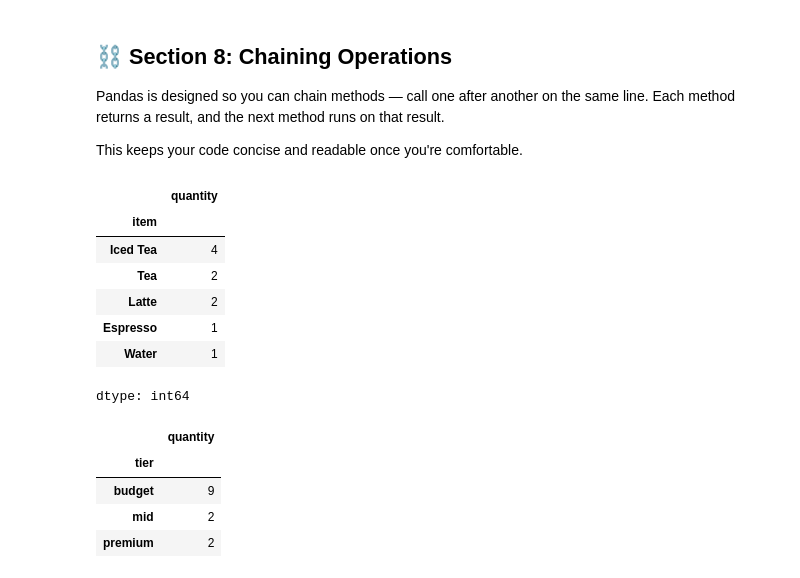
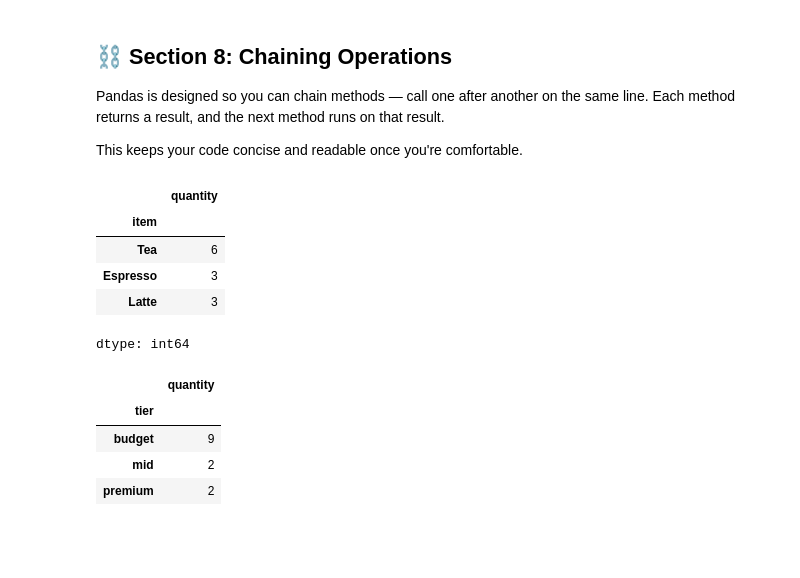
Before and after one commit to BrianCarela/Data-analytics-practice, a Jupyter notebook: 02_pandas_and_numpy/02_00_dataframes.ipynb, the cells around one changed output. Drawn from its saved outputs; the diff is of its cells as text; code cells hidden in the pictures; blank space fills up the shorter version.

Commit message:
still making sense of chaining operations, and updated the data for better understanding of .groupby()

```diff
--- a/02_pandas_and_numpy/02_00_dataframes.ipynb
+++ b/02_pandas_and_numpy/02_00_dataframes.ipynb
@@ -55,9 +53,9 @@ The lists must all be the same length — one value per row.
 # %%
 # A small café dataset — 8 orders, easy to see everything at once
 data = {
-    'item':     ['Latte', 'Espresso', 'Muffin', 'Water', 'Tea', 'Croissant', 'Coffee Cake', 'Iced Tea'],
-    'category': ['drink', 'drink', 'food', 'drink', 'drink', 'food', 'food', 'drink'],
-    'price':    [4.50, 3.00, 2.75, 1.50, 2.50, 2.00, 3.00, 2.50],
+    'item':     ['Latte', 'Espresso', 'Muffin', 'Latte', 'Tea', 'Muffin', 'Espresso', 'Tea'],
+    'category': ['drink', 'drink', 'food', 'drink', 'drink', 'food', 'drink', 'drink'],
+    'price':    [4.50, 3.00, 2.75, 4.50, 2.50, 2.75, 3.00, 2.50],
     'quantity': [2, 1, 3, 1, 2, 1, 2, 4],
 }
 
@@ -604,18 +604,18 @@ Each method returns a result, and the next method runs on that result.
 This keeps your code concise and readable once you're comfortable.
 # %%
 # Filter → groupby → aggregate → sort — all in one chain
-(df[df['category'] == 'drink'] # testing comment
-   .groupby('item')['quantity']
-   .sum()
-   .sort_values(ascending=False))
+( # the () lets you group this together like it's one line
+  df[df['category'] == 'drink'] # filter data frame where category is drink
+   .groupby('item')['quantity'] # groups item and quantity, while also bringing duplicates together so they don't repeat
+   .sum()                       # sums up the quantity
+   .sort_values(ascending=False)# sort descending, so largest sums on top and smallest on bottom
+)
 # %% [output]
 |  | quantity |
 | item |  |
-| Iced Tea | 4 |
-| Tea | 2 |
-| Latte | 2 |
-| Espresso | 1 |
-| Water | 1 |
+| Tea | 6 |
+| Espresso | 3 |
+| Latte | 3 |
 dtype: int64
 # %%
 # Most common tier among bulk orders
```
Also changed, not shown: parts of 30 cells of this notebook.
